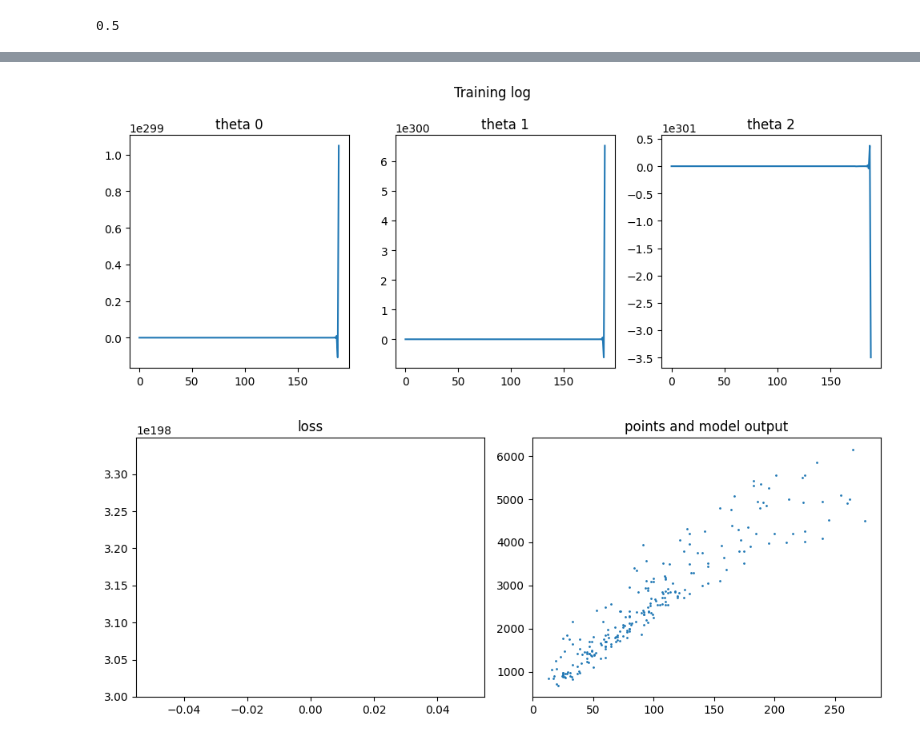
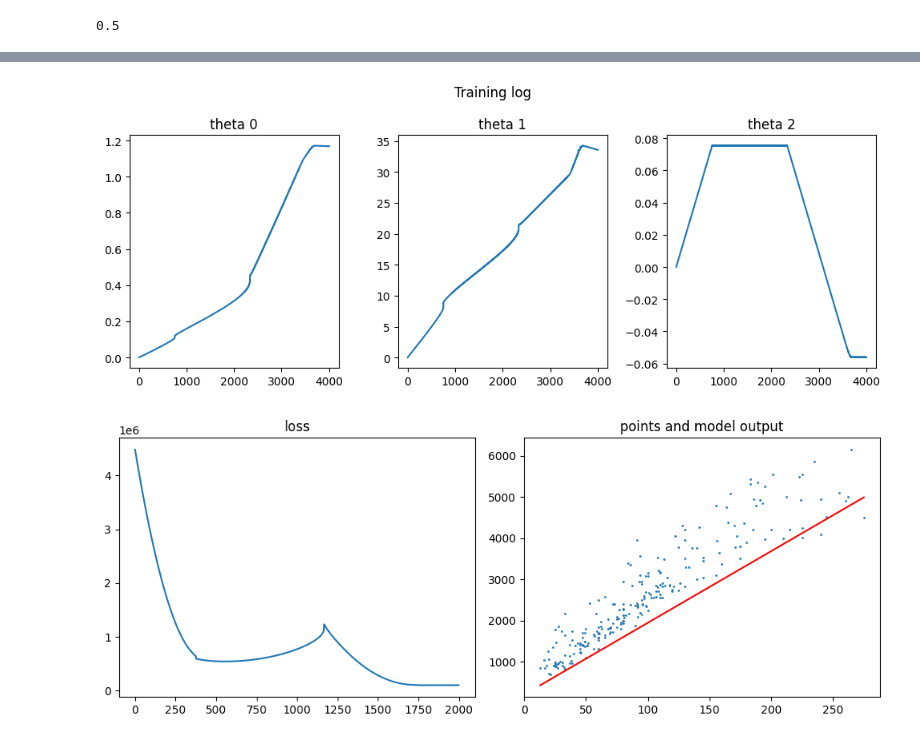
Before and after one commit to pandas-pd/ftp_de_learn, a Jupyter notebook: MPW_02/cg-linear-regression-stud.ipynb, the cells around one changed output, grey strips where cells are left out. Cells and saved outputs as stored; diff of their text form; code cells hidden in the pictures.

```diff
--- a/MPW_02/cg-linear-regression-stud.ipynb
+++ b/MPW_02/cg-linear-regression-stud.ipynb
@@ -790,8 +790,9 @@ def plot_training_log_2(loss_evolution, t0_evolution, t1_evolution, t2_evolution
     ax4.set_title("loss")
     ax5.scatter(x, y, s=1.0)
     x_curve = np.array(np.linspace(np.min(x), np.max(x), 2))
-    y_curve = (
-        t0_evolution[-1] + t1_evolution[-1] * x_curve + t2_evolution[-1] * x_curve**2
+
+    y_curve = np.array(
+        t0_evolution[-1] + (t1_evolution[-1] * x_curve) + (t2_evolution[-1] * (x_curve**2))
     )  # use last value of evolution as thetas
     ax5.plot(x_curve, y_curve, color="red")
     ax5.set_title("points and model output")
@@ -800,9 +801,11 @@ def plot_training_log_2(loss_evolution, t0_evolution, t1_evolution, t2_evolution
 # compute the gradients and update theta_0, theta_1 and theta_2
 # with the average of the gradients over the batch
 
-alpha = 0.000001  # learning rate can be higher than in the plain vanilla SGD as we will average the gradients over a batch of samples
-epochs = 200
-batch_size = 4
+alpha_t0 = 0.999  # learning rate for theta_0
+alpha_t1 = 0.99  # learning rate for theta_1
+alpha_t2 = 0.0001  # learning rate can be higher than in the plain vanilla SGD as we will average the gradients over a batch of samples
+epochs = 2000
+batch_size = 128
 N = len(living_area)
 t0 = 0.0
 t1 = 0.0
@@ -814,10 +817,8 @@ t1_evolution = []
 t2_evolution = []
 
 # gradient clipping
-clip_threshold = np.float64(1.0e+150) # keep in mind to look out for negative overflow as well
-l2_selected = True
-norm_clipping = True
-
+should_clip_gradients = True
+max_norm = 1.0 # maximum allowed norm of gradients
 
 for epoch in range(epochs):
     n_steps = N // batch_size + 1  # the number of batches to make 1 epoch
@@ -836,7 +837,7 @@ for epoch in range(epochs):
                 end: list = N
             batch_indexes: list = range(step * batch_size, end)
 
-        # we will average the loss as well, i am not sure if this is correct
+        # accumulate loss to average it out later
         theta_0_values: list = []
         theta_1_values: list = []
         theta_2_values: list = []
@@ -849,39 +850,29 @@ for epoch in range(epochs):
             cg.forward([living_area[i], t0, t1, t2, rent_price[i]])
             cg.backward()
 
-            # gradient clipping
-            th0 = theta_0.grad_v
-            th1 = theta_1.grad_v
-            th2 = theta_2.grad_v
-
-            # if norm_clipping:
-            #     # calculate gradient norms
-            #     if l2_selected:
-            #         th0_norm = np.linalg.norm(theta_0.grad_v)
-            #         th1_norm = np.linalg.norm(theta_1.grad_v)
-            #         th2_norm = np.linalg.norm(theta_2.grad_v)
-            #     else:
-            #         th0_norm = np.linalg.norm(theta_0.grad_v, ord=1)
-            #         th1_norm = np.linalg.norm(theta_1.grad_v, ord=1)
-            #         th2_norm = np.linalg.norm(theta_2.grad_v, ord=1)
-            #     # clip gradients if needed
-            #     if th0_norm > clip_threshold or th0_norm < -clip_threshold:
-            #         th0 = (clip_threshold / th0_norm) * th0
-            #     if th1_norm > clip_threshold or th1_norm < -clip_threshold:
-            #         th1 = (clip_threshold / th1_norm) * th1
-            #     if th2_norm > clip_threshold or th2_norm < -clip_threshold:
-            #         th2 = (clip_threshold / th2_norm) * th2
+            theta_0_values.append(theta_0.grad_v)  # gradient theta_0
+            theta_1_values.append(theta_1.grad_v)  # gradient theta_1
+            theta_2_values.append(theta_2.grad_v)  # gradient theta_1
+            loss_values.append(j.v)
 
 
-            theta_0_values.append(th0)  # gradient theta_0
-            theta_1_values.append(th1)  # gradient theta_1
-            theta_2_values.append(th2)  # gradient theta_1
-            loss_values.append(j.v)
+        # get mean values per batch
+        mean_grads = np.array([np.mean(theta_0_values),
+                                np.mean(theta_1_values),
+                                np.mean(theta_2_values)],
+                              dtype=np.float64)
 
-        # get mean values per batch
-        t0 -= alpha * np.mean(theta_0_values)
-        t1 -= alpha * np.mean(theta_1_values)
-        t2 -= alpha * np.mean(theta_2_values)
+        # clip gradients if needed
+        if should_clip_gradients:
+            global_norm = np.linalg.norm(mean_grads)
+            if global_norm > max_norm:
+                clip_factor = max_norm / global_norm
+                mean_grads = mean_grads * clip_factor
+
+        # apply gradient learning & accumulate loss
+        t0 -= alpha_t0 * mean_grads[0]
+        t1 -= alpha_t1 * mean_grads[1]
+        t2 -= alpha_t2 * mean_grads[2]
         epoch_loss += np.mean(loss_values)
 
         t0_evolution.append(t0)
@@ -896,12 +887,14 @@ print("t0_evolution:", t0_evolution)
 print("t1_evolution:", t1_evolution)
 print("t2_evolution:", t2_evolution)
 
-# generate output
+# informational output
 print("intercept (theta_0):", t0)
 print("slope (theta_1)    :", t1)
 print("curvature?? (theta_2)    :", t2)
+print("Loss value in the end: ", loss_evolution[-1])
 y_hat = t0 + t1 * living_area + t2 * living_area**2
 J = mse_loss(y_hat, rent_price)
+
 print("The total value of the loss is", J)
 plot_training_log_2(loss_evolution, t0_evolution, t1_evolution, t2_evolution, living_area, rent_price)
 # %% [output]
@@ -910,5 +909,5 @@ t1_evolution: [np.float64(0.1083625), np.float64(-0.013009399637499974), np.floa
-[figure, old version]
+[figure, new version]
-[figure, old version]
+[figure, new version]
 # %% [markdown]
 Intermediate Observations:
 - Exploding Gradients! With ^2 Operation, Gradients grow increasingly high until python runs into an ValueOverflow leading to NaN values
```
Also changed, not shown: parts of 3 cells of this notebook, 1 other file.
